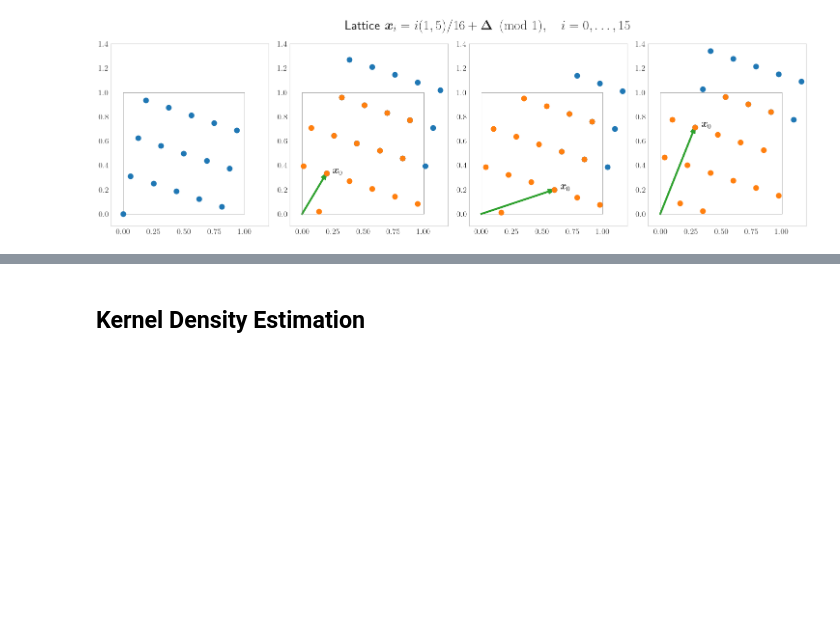
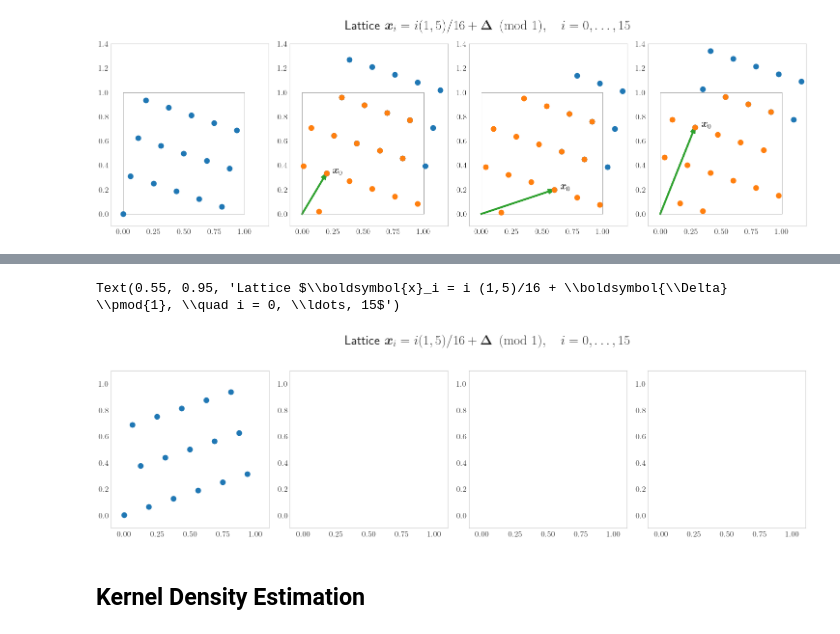
Before and after one commit to QMCSoftware/QMCSoftware, a Jupyter notebook: demos/talk_paper_demos/MCQMC2024Tutorial/MCQMC2024Tutorial.ipynb, the cells around one changed output, grey strips where cells are left out. Saved outputs shown, nothing was run; the diff lists cells and outputs as text; code cells hidden in the pictures; blank space fills up the shorter version.

```diff
--- a/demos/talk_paper_demos/MCQMC2024Tutorial/MCQMC2024Tutorial.ipynb
+++ b/demos/talk_paper_demos/MCQMC2024Tutorial/MCQMC2024Tutorial.ipynb
@@ -239,0 +319,22 @@ if savefigs:
+# %%
+n =  16
+x_lat = qp.Lattice(2,randomize = False).gen_samples(n)
+n_plt = 4
+fig, ax = plt.subplots(1,n_plt,figsize = (15,5))
+for ii in range(n_plt):
+    ax[ii].set_xlim([-0.1, 1.1])
+    ax[ii].set_ylim([-0.1, 1.1])
+    ax[ii].set_aspect(1)
+    ax[ii].grid(False)
+
+shift = np.array([[1/5,1/3],[3/5,1/5],[2/7,5/7]])
+
+ax[0].plot(x_lat[:,0],x_lat[:,1],'.',markersize = dot_size)
+
+
+
+
+fig.text(0.55,0.95,f"Lattice $\\boldsymbol{{x}}_i = i ({h_gen[0]},{h_gen[1]})/{n} + \\boldsymbol{{\\Delta}} \\pmod{{1}}, \\quad i = 0, \\ldots, {n-1}$", ha = 'center', va = 'center', fontsize = 20)
+#if savefigs:
+#        fig.savefig(figpath+f"{n:.0f}_shifted_lattice_construct_d{d:.0f}."+imgfrmt,format=imgfrmt)
+# %% [output]
@@ -240,3 +343,5 @@ if savefigs:
+Text(0.55, 0.95, 'Lattice $\\boldsymbol{x}_i = i (1,5)/16 + \\boldsymbol{\\Delta} \\pmod{1}, \\quad i = 0, \\ldots, 15$')
+[figure, added]
 # %% [markdown]
 ## Kernel Density Estimation
 # %% [markdown]
```
Also changed, not shown: parts of 11 cells of this notebook, 1 other file.
